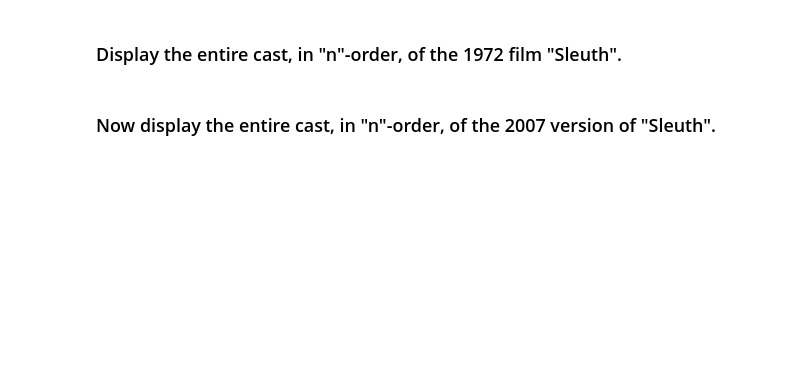
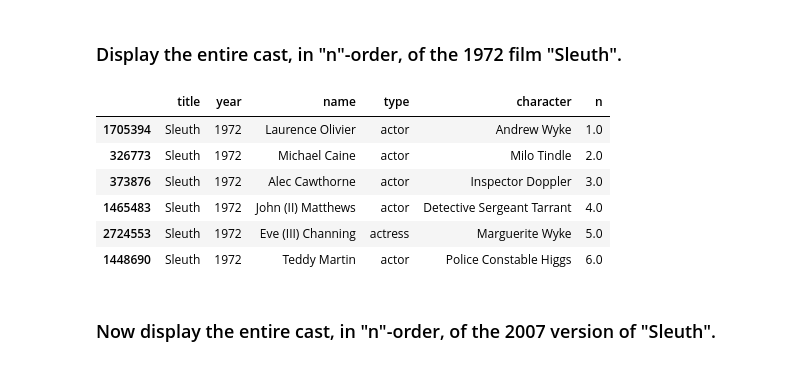
Before and after one commit to humanshado/pyconpandas, a Jupyter notebook: Exercises-1.ipynb, the cells around one changed output. Cells and saved outputs as stored; diff of their text form; code cells hidden in the pictures; blank space fills up the shorter version.

```diff
--- a/Exercises-1.ipynb
+++ b/Exercises-1.ipynb
@@ -84,4 +155,15 @@ first_Hamlet_movie
 # %% [markdown]
 ### Display the entire cast, in "n"-order, of the 1972 film "Sleuth".
+# %%
+sleuth_cast_of1972 = cast[(cast['title'] == 'Sleuth') & (cast['year'] == 1972)].sort_values(by=['n'])
+sleuth_cast_of1972
+# %% [output]
+|  | title | year | name | type | character | n |
+| 1705394 | Sleuth | 1972 | Laurence Olivier | actor | Andrew Wyke | 1.0 |
+| 326773 | Sleuth | 1972 | Michael Caine | actor | Milo Tindle | 2.0 |
+| 373876 | Sleuth | 1972 | Alec Cawthorne | actor | Inspector Doppler | 3.0 |
+| 1465483 | Sleuth | 1972 | John (II) Matthews | actor | Detective Sergeant Tarrant | 4.0 |
+| 2724553 | Sleuth | 1972 | Eve (III) Channing | actress | Marguerite Wyke | 5.0 |
+| 1448690 | Sleuth | 1972 | Teddy Martin | actor | Police Constable Higgs | 6.0 |
 # %% [markdown]
 ### Now display the entire cast, in "n"-order, of the 2007 version of "Sleuth".
```
Also changed, not shown: parts of 26 cells of this notebook.
